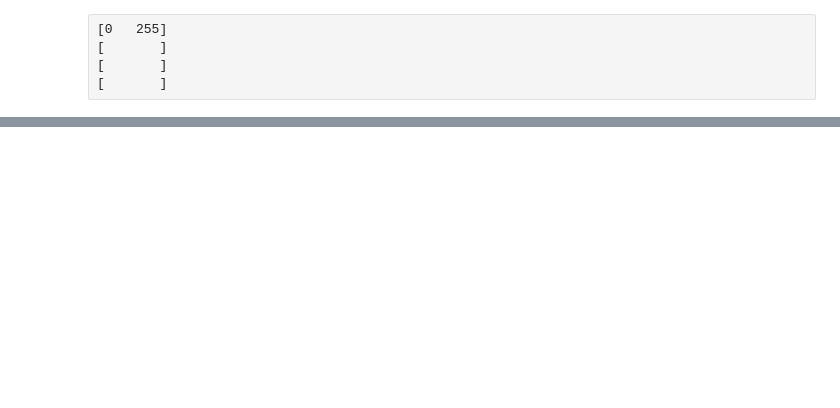
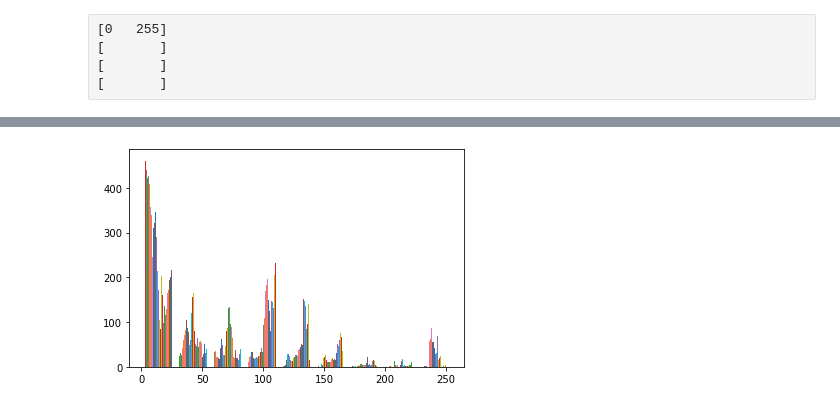
Before and after one commit to faridhn2/computer_vision_tutorial, a Jupyter notebook: cv_codes/l06-cv.ipynb, the cells around one changed output, grey strips where cells are left out. Cells and saved outputs as stored; diff of their text form; code cells hidden in the pictures; blank space fills up the shorter version.

```diff
--- a/cv_codes/l06-cv.ipynb
+++ b/cv_codes/l06-cv.ipynb
@@ -367,0 +468,4 @@ plt.hist(gray_img,bins=np.linspace(0,255,10));
+# %%
+plt.hist(car_img[:,:,2],bins=np.linspace(0,255,10));
+# %% [output]
+[figure, added]
```
Also changed, not shown: parts of 92 cells of this notebook, 6 other files.
